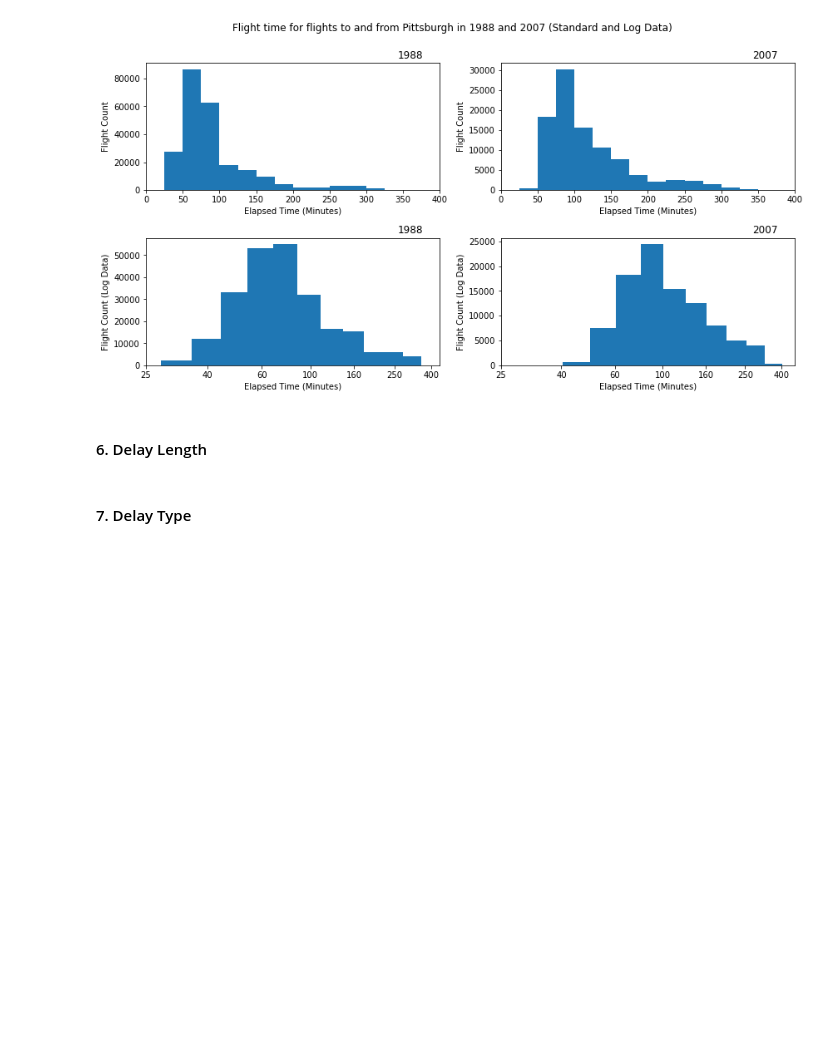
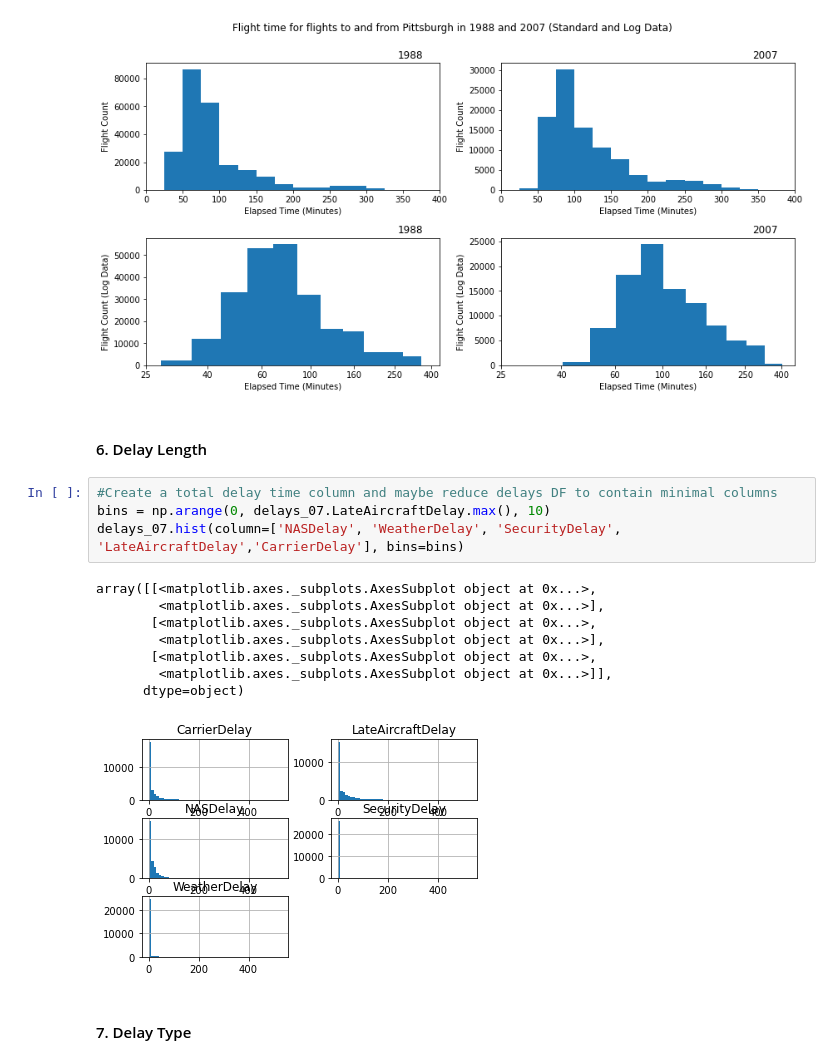
Before and after one commit to Miles-Murphy/vis_final_project, a Jupyter notebook: project_draft.ipynb, the cells around one changed output. Drawn from its saved outputs; the diff is of its cells as text; blank space fills up the shorter version.

Commit message:
Basic histograms to start looking at delay data

```diff
--- a/project_draft.ipynb
+++ b/project_draft.ipynb
@@ -822,5 +822,18 @@ plt.title("2007", x=0.9, y=-20);
 [figure]
 # %% [markdown]
 #### 6. Delay Length
+# %%
+#Create a total delay time column and maybe reduce delays DF to contain minimal columns
+bins = np.arange(0, delays_07.LateAircraftDelay.max(), 10)
+delays_07.hist(column=['NASDelay', 'WeatherDelay', 'SecurityDelay', 'LateAircraftDelay','CarrierDelay'], bins=bins)
+# %% [output]
+array([[<matplotlib.axes._subplots.AxesSubplot object at 0x...>,
+        <matplotlib.axes._subplots.AxesSubplot object at 0x...>],
+       [<matplotlib.axes._subplots.AxesSubplot object at 0x...>,
+        <matplotlib.axes._subplots.AxesSubplot object at 0x...>],
+       [<matplotlib.axes._subplots.AxesSubplot object at 0x...>,
+        <matplotlib.axes._subplots.AxesSubplot object at 0x...>]],
+      dtype=object)
+[figure, added]
 # %% [markdown]
 #### 7. Delay Type
```
